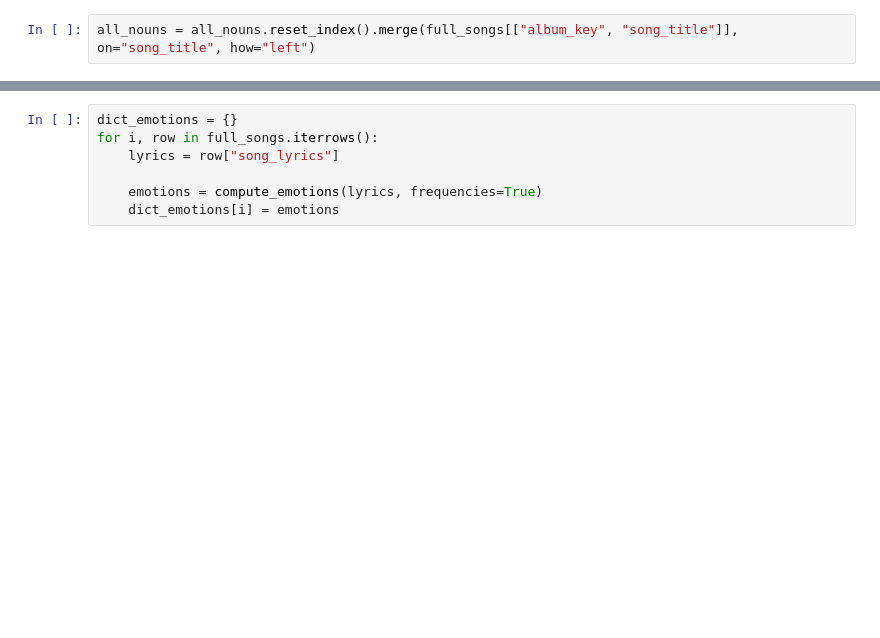
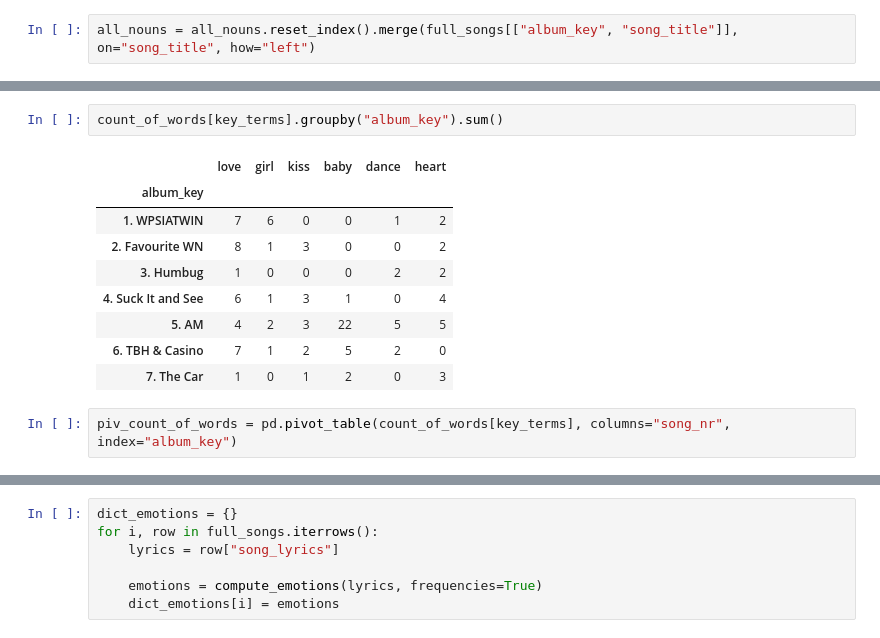
Before and after one commit to DataWanderers/lyrical-arctic-monkeys, a Jupyter notebook: notebooks/02. Analyzing Arctic Monkeys tunes.ipynb, the cells around one changed output, grey strips where cells are left out. Cells and saved outputs as stored; diff of their text form; blank space fills up the shorter version.

```diff
--- a/notebooks/02. Analyzing Arctic Monkeys tunes.ipynb
+++ b/notebooks/02. Analyzing Arctic Monkeys tunes.ipynb
@@ -290,0 +323,14 @@ all_nouns[all_nouns["n"] > 5]
+# %%
+count_of_words[key_terms].groupby("album_key").sum()
+# %% [output]
+|  | love | girl | kiss | baby | dance | heart |
+| album_key |  |  |  |  |  |  |
+| 1. WPSIATWIN | 7 | 6 | 0 | 0 | 1 | 2 |
+| 2. Favourite WN | 8 | 1 | 3 | 0 | 0 | 2 |
+| 3. Humbug | 1 | 0 | 0 | 0 | 2 | 2 |
+| 4. Suck It and See | 6 | 1 | 3 | 1 | 0 | 4 |
+| 5. AM | 4 | 2 | 3 | 22 | 5 | 5 |
+| 6. TBH & Casino | 7 | 1 | 2 | 5 | 2 | 0 |
+| 7. The Car | 1 | 0 | 1 | 2 | 0 | 3 |
+# %%
+piv_count_of_words = pd.pivot_table(count_of_words[key_terms], columns="song_nr", index="album_key")
```
Also changed, not shown: parts of 37 cells of this notebook.
